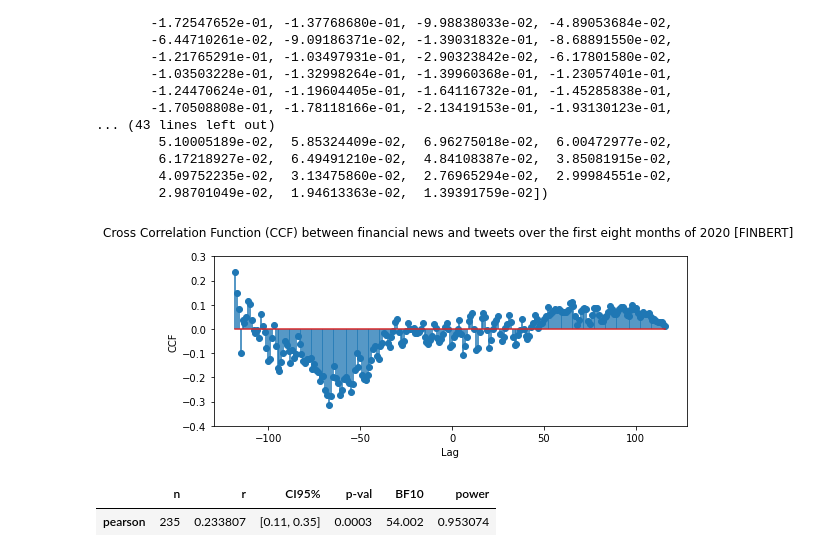
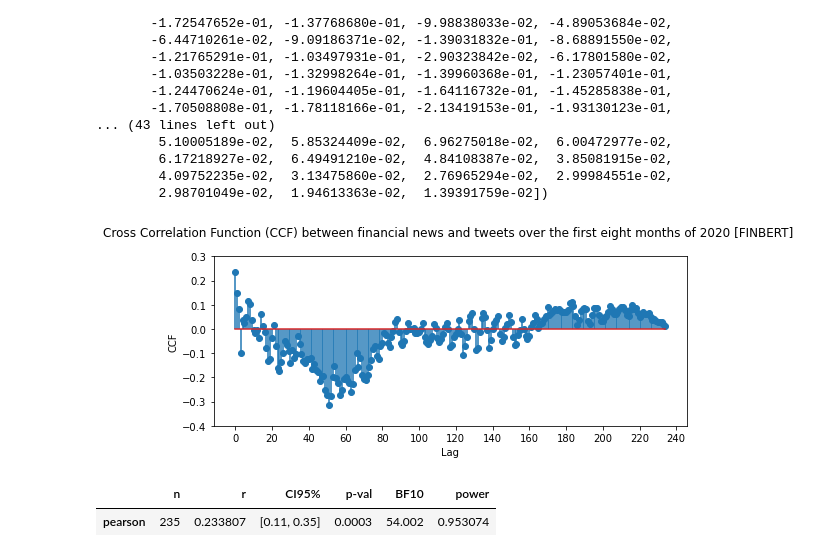
Before and after one commit to julia1713/Sentiment-analysis-of-financial-news-NLP, a Jupyter notebook: CORRELATION/CORRELATION BETWEEN NEWS-TWEETS.ipynb, the cells around one changed output. Drawn from its saved outputs; the diff is of its cells as text; code cells hidden in the pictures.

```diff
--- a/CORRELATION/CORRELATION BETWEEN NEWS-TWEETS.ipynb
+++ b/CORRELATION/CORRELATION BETWEEN NEWS-TWEETS.ipynb
@@ -184,3 +228,18 @@ finbert_nt
 | 233 | 2020-08-27 | 0.112854 | 0.139035 |
 | 234 | 2020-08-28 | 0.152697 | 0.110140 |
 235 rows × 3 columns
+# %%
+#level of agreement: enconding labels considering threshold = 0
+
+finbert_nt['tweet_labels']=''
+finbert_nt['news_labels']=''
+
+finbert_nt.loc[finbert_nt["tweets finbert"]>0, "tweet_labels"] = 1
+finbert_nt.loc[finbert_nt["tweets finbert"]<0, "tweet_labels"] = -1
+finbert_nt.loc[finbert_nt["tweets finbert"]==0, "tweet_labels"] = 0
+
+finbert_nt.loc[finbert_nt["news finbert"]>0, "news_labels"] = 1
+finbert_nt.loc[finbert_nt["news finbert"]<0, "news_labels"] = -1
+finbert_nt.loc[finbert_nt["news finbert"]==0, "news_labels"] = 0
+
+finbert_nt
@@ -186,0 +260,2 @@ finbert_nt
+# %%
+finbert_nt['comparison'] = finbert_nt['tweet_labels'] == finbert_nt['news_labels']
@@ -233,14 +320,15 @@ array([ 2.33807347e-01,  1.50672844e-01,  8.15605575e-02, -9.91736753e-02,
 # %%
 import matplotlib.pylab as plt
 import numpy as np
-plt.stem(range(-len(o)//2, len(o)//2), o)
+plt.stem(o)
 plt.xlabel('Lag')
 plt.ylabel('CCF')
 plt.title("Cross Correlation Function (CCF) between financial news and tweets over the first eight months of 2020 [FINBERT] ", pad=20)
 plt.axis([None, None, -0.4, 0.3])
+plt.xticks(np.arange(0, 250, step=20))
 plt.savefig('images/corr_f_n_finbert.png',  bbox_inches='tight')
 # %% [output]
-[figure, old version]
+[figure, new version]
 # %%
 from pingouin import corr
 # %%
```
Also changed, not shown: parts of 8 cells of this notebook.
